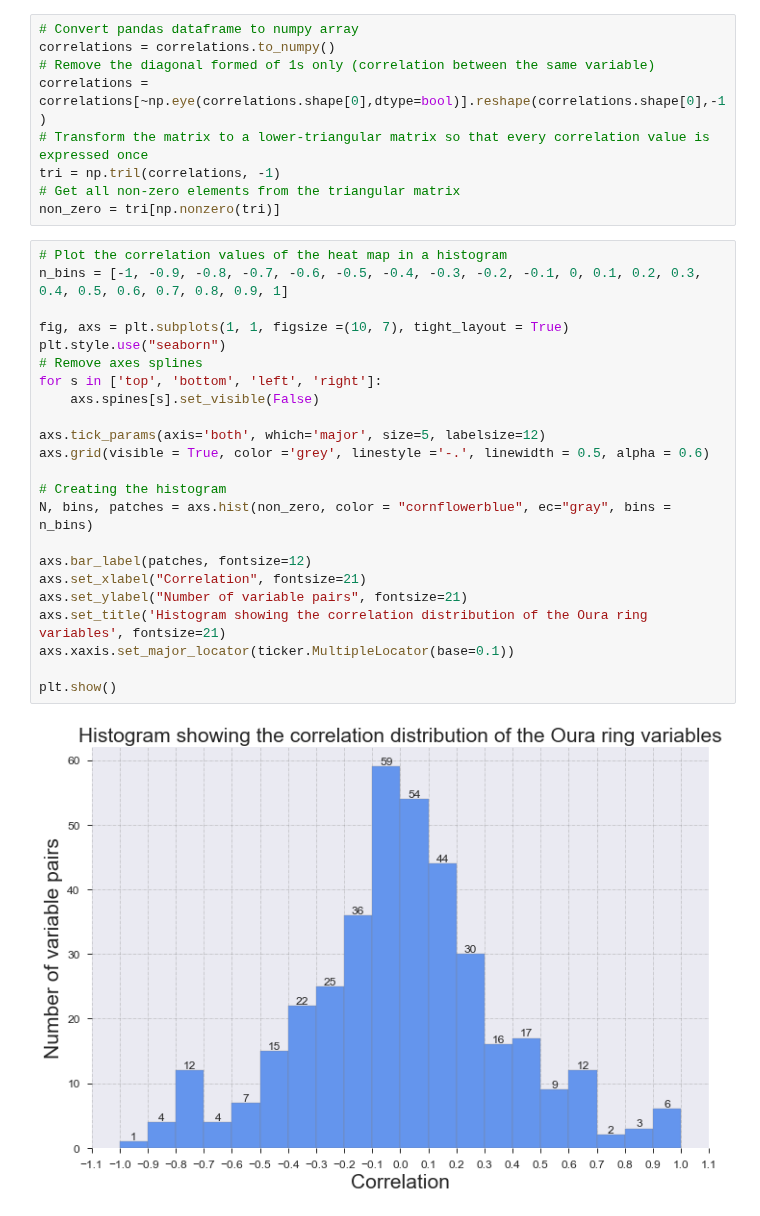
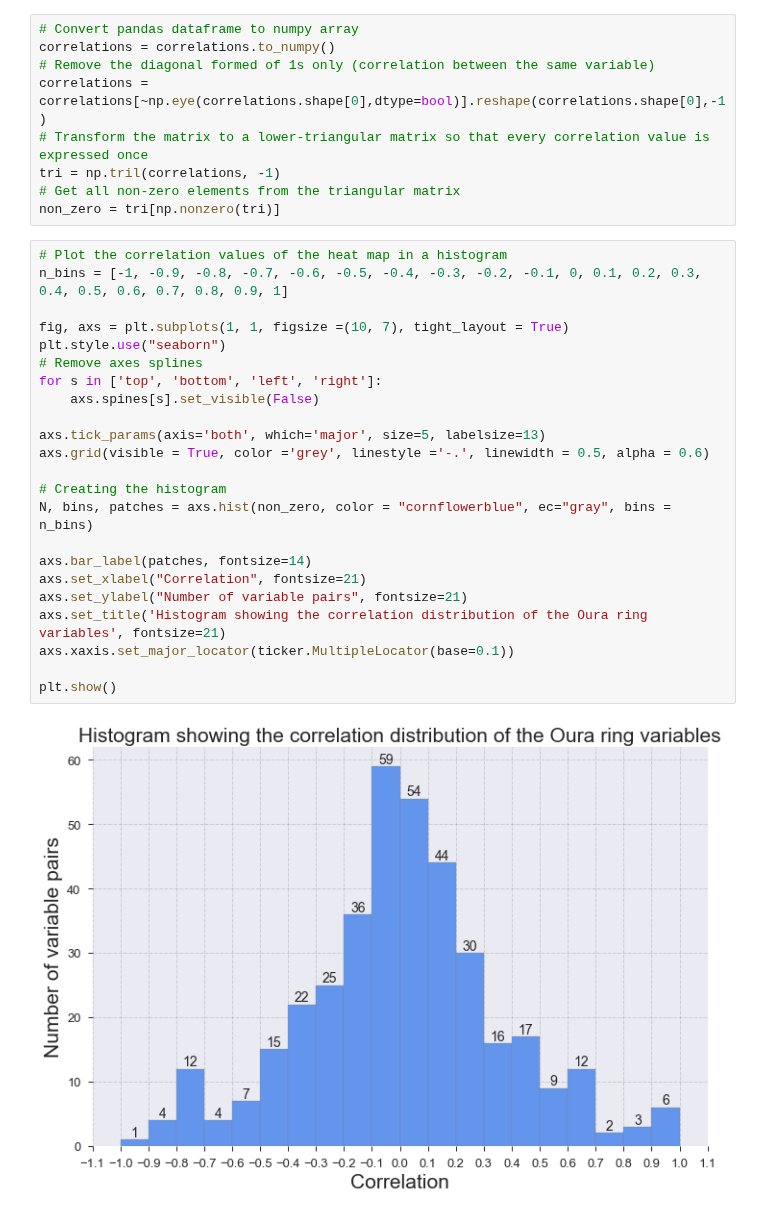
Before and after one commit to thalianajjar/internship_code, a Jupyter notebook: data_visualization.ipynb, the cells around one changed output. Saved outputs shown, nothing was run; the diff lists cells and outputs as text.

```diff
--- a/data_visualization.ipynb
+++ b/data_visualization.ipynb
@@ -111,25 +115,25 @@ non_zero = tri[np.nonzero(tri)]
 # %%
 # Plot the correlation values of the heat map in a histogram
 n_bins = [-1, -0.9, -0.8, -0.7, -0.6, -0.5, -0.4, -0.3, -0.2, -0.1, 0, 0.1, 0.2, 0.3, 0.4, 0.5, 0.6, 0.7, 0.8, 0.9, 1]
 
 fig, axs = plt.subplots(1, 1, figsize =(10, 7), tight_layout = True)
 plt.style.use("seaborn")
 # Remove axes splines
 for s in ['top', 'bottom', 'left', 'right']:
     axs.spines[s].set_visible(False)
 
-axs.tick_params(axis='both', which='major', size=5, labelsize=12)
+axs.tick_params(axis='both', which='major', size=5, labelsize=13)
 axs.grid(visible = True, color ='grey', linestyle ='-.', linewidth = 0.5, alpha = 0.6)
 
 # Creating the histogram
 N, bins, patches = axs.hist(non_zero, color = "cornflowerblue", ec="gray", bins = n_bins)
 
-axs.bar_label(patches, fontsize=12)
+axs.bar_label(patches, fontsize=14)
 axs.set_xlabel("Correlation", fontsize=21)
 axs.set_ylabel("Number of variable pairs", fontsize=21)
 axs.set_title('Histogram showing the correlation distribution of the Oura ring variables', fontsize=21)
 axs.xaxis.set_major_locator(ticker.MultipleLocator(base=0.1))
 
 plt.show()
 # %% [output]
-[figure, old version]
+[figure, new version]
```
Also changed, not shown: parts of 9 cells of this notebook.
